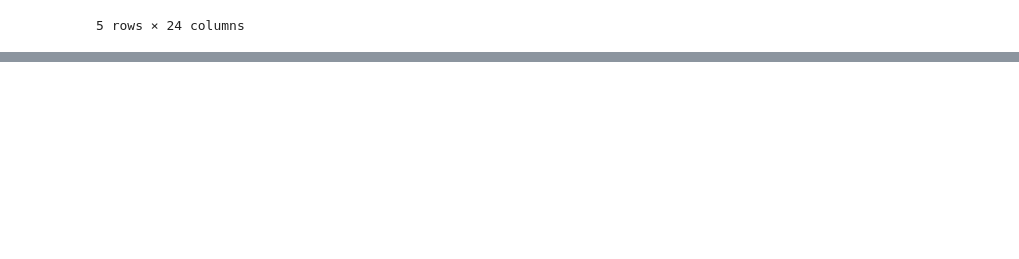
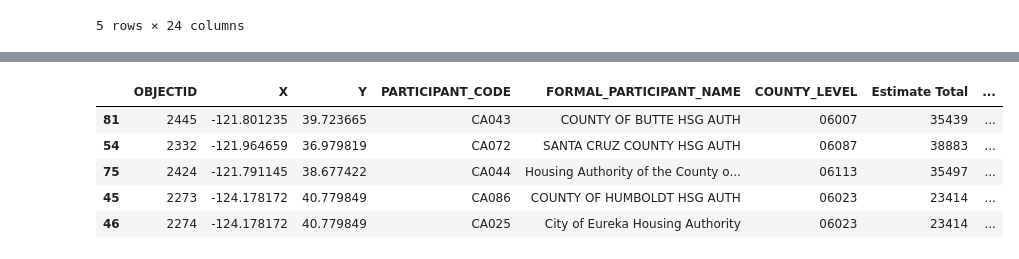
Before and after one commit to biglocalnews/WARN_Cali_analysis, a Jupyter notebook: notebooks/winnow_counties.ipynb, the cells around one changed output, grey strips where cells are left out. Drawn from its saved outputs; the diff is of its cells as text; code cells hidden in the pictures; blank space fills up the shorter version.

```diff
--- a/notebooks/winnow_counties.ipynb
+++ b/notebooks/winnow_counties.ipynb
@@ -71,0 +136,13 @@ sorted_ACS_2018.to_csv('../data/rent_burden/ACS_2018_5year_rentburden.csv')
+# %%
+truncated = full_table[[
+ 'OBJECTID',
+ '\ufeffX',
+ 'Y',
+ 'PARTICIPANT_CODE',
+ 'FORMAL_PARTICIPANT_NAME',
+ 'COUNTY_LEVEL',
+ 'Estimate Total',
+ '50 Percent or More',
+ 'Margin of Error for 50 percent or more',
+ 'Rent Burden Percent',
+ 'COUNTY FIPS']]
@@ -71,0 +152,9 @@ sorted_ACS_2018.to_csv('../data/rent_burden/ACS_2018_5year_rentburden.csv')
+# %%
+truncated.sort_values(by='Rent Burden Percent', ascending=False).head()
+# %% [output]
+|  | OBJECTID | ﻿X | Y | PARTICIPANT_CODE | FORMAL_PARTICIPANT_NAME | COUNTY_LEVEL | Estimate Total | ... |
+| 81 | 2445 | -121.801235 | 39.723665 | CA043 | COUNTY OF BUTTE HSG AUTH | 06007 | 35439 | ... |
+| 54 | 2332 | -121.964659 | 36.979819 | CA072 | SANTA CRUZ COUNTY HSG AUTH | 06087 | 38883 | ... |
+| 75 | 2424 | -121.791145 | 38.677422 | CA044 | Housing Authority of the County o... | 06113 | 35497 | ... |
+| 45 | 2273 | -124.178172 | 40.779849 | CA086 | COUNTY OF HUMBOLDT HSG AUTH | 06023 | 23414 | ... |
+| 46 | 2274 | -124.178172 | 40.779849 | CA025 | City of Eureka Housing Authority | 06023 | 23414 | ... |
```
Also changed, not shown: parts of 9 cells of this notebook, 2 other files.
